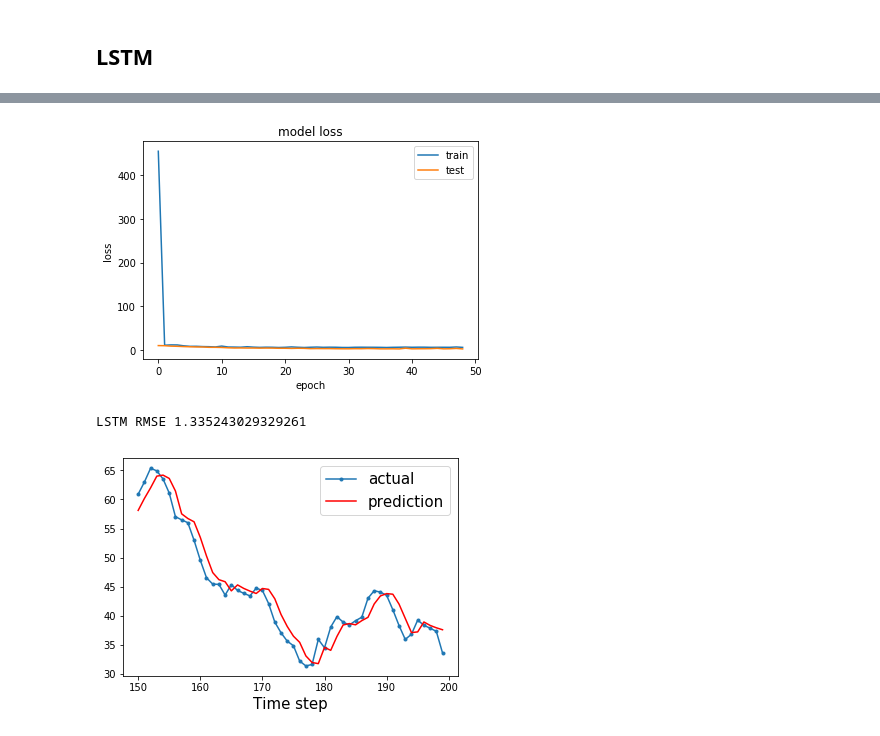
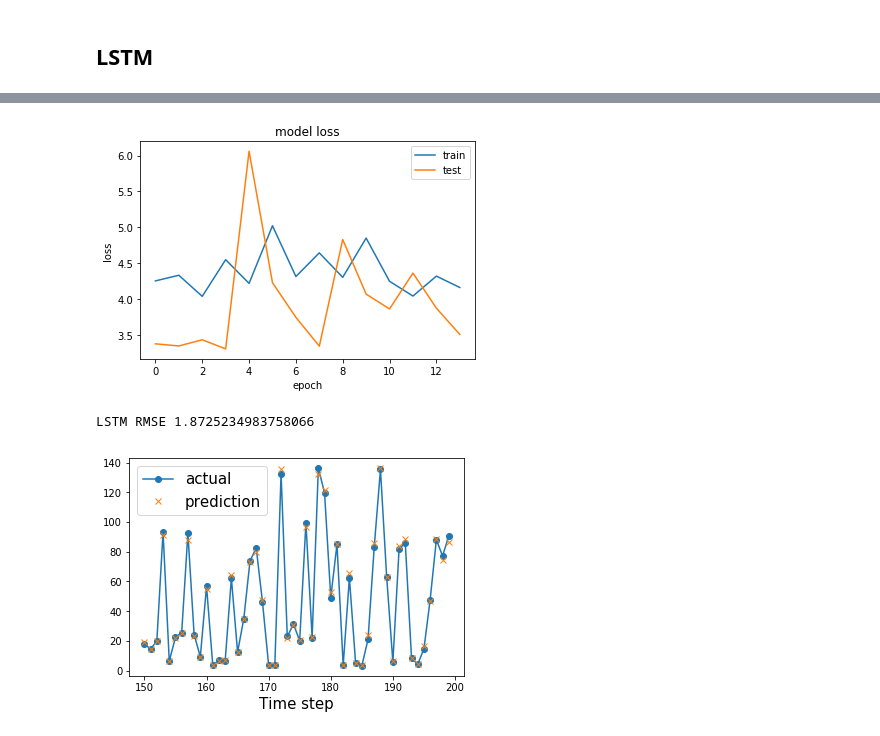
Before and after one commit to Udaysony/Stock-market-Prediction, a Jupyter notebook: Stock_prediction.ipynb, the cells around one changed output, grey strips where cells are left out. Drawn from its saved outputs; the diff is of its cells as text; code cells hidden in the pictures.

Commit message:
Update Stock_prediction.ipynb
changes in code and some corrections.

```diff
--- a/Stock_prediction.ipynb
+++ b/Stock_prediction.ipynb
@@ -130,0 +128,3 @@ lstm_df.head()
+# %%
+seq = 5
+xt, yt = to_sequences(seq, lstm_df)
@@ -164,3 +138,5 @@ Shape of y_test: (953,)
+# %%
+x_train, x_test , y_train, y_test  = train_test_split(xt,yt, test_size = 0.2)
 # %%
 x_train[0]
 # %% [output]
@@ -181,12 +157,15 @@ y_train[0]
 # %%
 model = Sequential()
-model.add(LSTM(200, dropout=0.0, recurrent_dropout=0.0, input_shape=(SEQUENCE_SIZE, 5), activation = "relu"))
-model.add(Dense(100, activation ="relu"))
-model.add(Dense(1))
+model.add(LSTM(128, dropout=0.0, recurrent_dropout=0.0, input_shape=(seq, 5), activation = "relu"))
+# model.add(Dropout(0.2))
+model.add(Dense(32, activation ="relu"))
+# model.add(Dropout(0.3))
+model.add(Dense(1, activation = "linear"))
 model.compile(loss='mean_squared_error', optimizer='adam')
 
 monitor = EarlyStopping(monitor='val_loss', min_delta=0.01, patience=10, verbose=20, mode='auto')
 # t1= datetime.now()
-history = model.fit(x_train,y_train,validation_data=(x_test,y_test),callbacks=[monitor],verbose=1, epochs=200)
+for i in range(3):
+  history = model.fit(x_train,y_train,validation_data=(x_test,y_test),callbacks=[monitor],verbose=1, epochs=200)
 # train_time = datetime.now() - t1
 # %% [output]
@@ -234,7 +213,7 @@ plt.xlabel('epoch')
 plt.legend(['train', 'test'], loc='upper right')
 plt.show()
 # %% [output]
-[figure, old version]
+[figure, new version]
 # %%
 pred = model.predict(x_test)
 # %%
@@ -243,17 +222,17 @@ rmse = np.sqrt(mean_squared_error(y_test, pred))
 print("LSTM RMSE",rmse)
 # results['LSTM'] = {'RMSE': rmse, 'Training Time': train_time.total_seconds()}
 # %% [output]
-LSTM RMSE 1.335243029329261
+LSTM RMSE 1.8725234983758066
 # %%
 # rpred = pred.reshape(pred.shape[0],)
 # create_lift(outcome=y_test, model_proba=rpred, precision = 2, vis = True)
 # %%
 aa=[x for x in range(150,200)]
-plt.plot(aa, y_test[150:200], marker='.', label="actual")
-plt.plot(aa, pred[150:200], 'r', label="prediction")
+plt.plot(aa, y_test[150:200], marker='o', label="actual")
+plt.plot(aa, pred[150:200], 'x', label="prediction")
 
 plt.xlabel('Time step', size=15)
 plt.legend(fontsize=15)
 plt.show()
 # %% [output]
-[figure, old version]
+[figure, new version]
```
Also changed, not shown: parts of 13 cells of this notebook.
